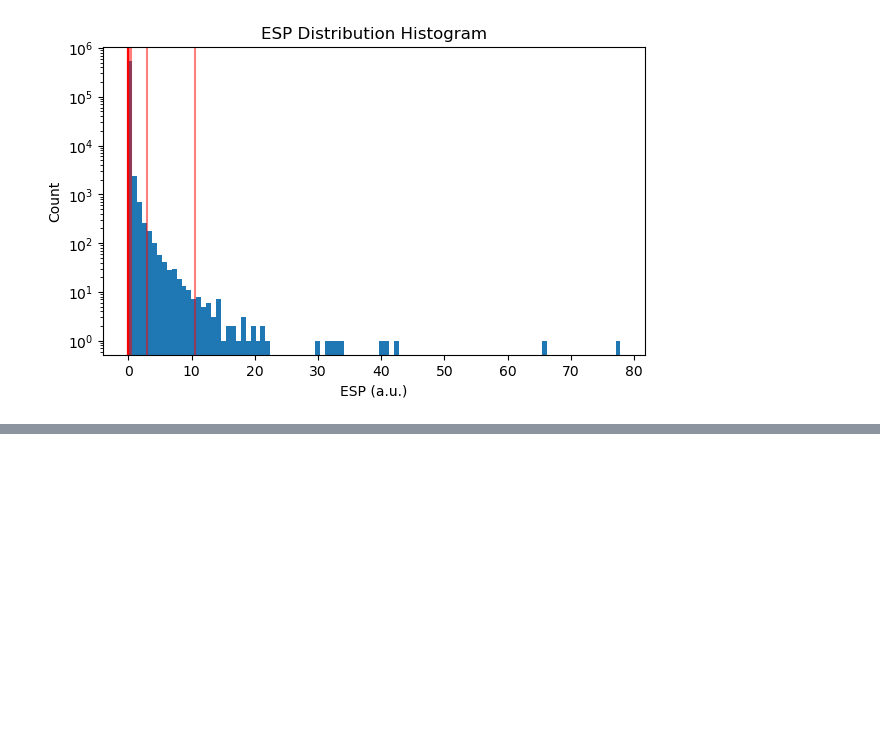
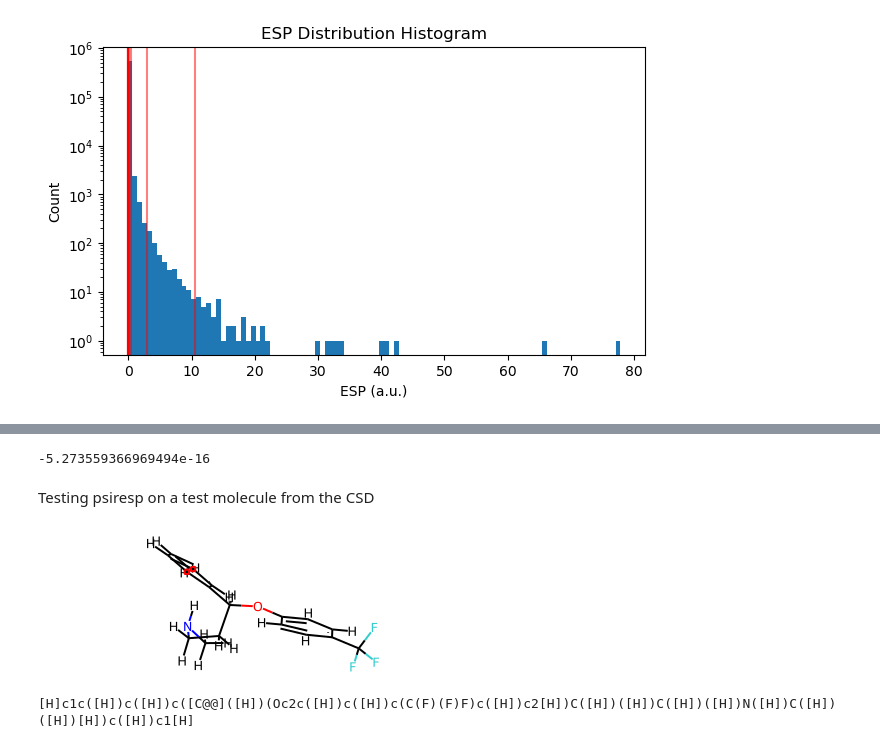
Before and after one commit to MatthewT123/ccdc, a Jupyter notebook: psi4_test.ipynb, the cells around one changed output, grey strips where cells are left out. Drawn from its saved outputs; the diff is of its cells as text; code cells hidden in the pictures; blank space fills up the shorter version.

Commit message:
v0.17: Established PsiRESP with a molecule from the CSD

```diff
--- a/psi4_test.ipynb
+++ b/psi4_test.ipynb
@@ -202,0 +243,6 @@ ModuleNotFoundError: No module named 'psiresp'
+# %%
+sum(job.charges[0])
+# %% [output]
+-5.273559366969494e-16
+# %% [markdown]
+Testing psiresp on a test molecule from the CSD
@@ -202,0 +268,14 @@ ModuleNotFoundError: No module named 'psiresp'
+# %%
+# Load the molecule
+path = "csd_mol.sdf"
+suppl = Chem.SDMolSupplier(path, removeHs=False)
+mol = next(iter(suppl), None)
+
+mol
+# %% [output]
+[figure, added]
+# %%
+smiles = Chem.MolToSmiles(mol)
+print(smiles)  # Output: Cc1ccccc1
+# %% [output]
+[H]c1c([H])c([H])c([C@@]([H])(Oc2c([H])c([H])c(C(F)(F)F)c([H])c2[H])C([H])([H])C([H])([H])N([H])C([H])([H])[H])c([H])c1[H]
```
Also changed, not shown: parts of 10 cells of this notebook, 5 other files.
